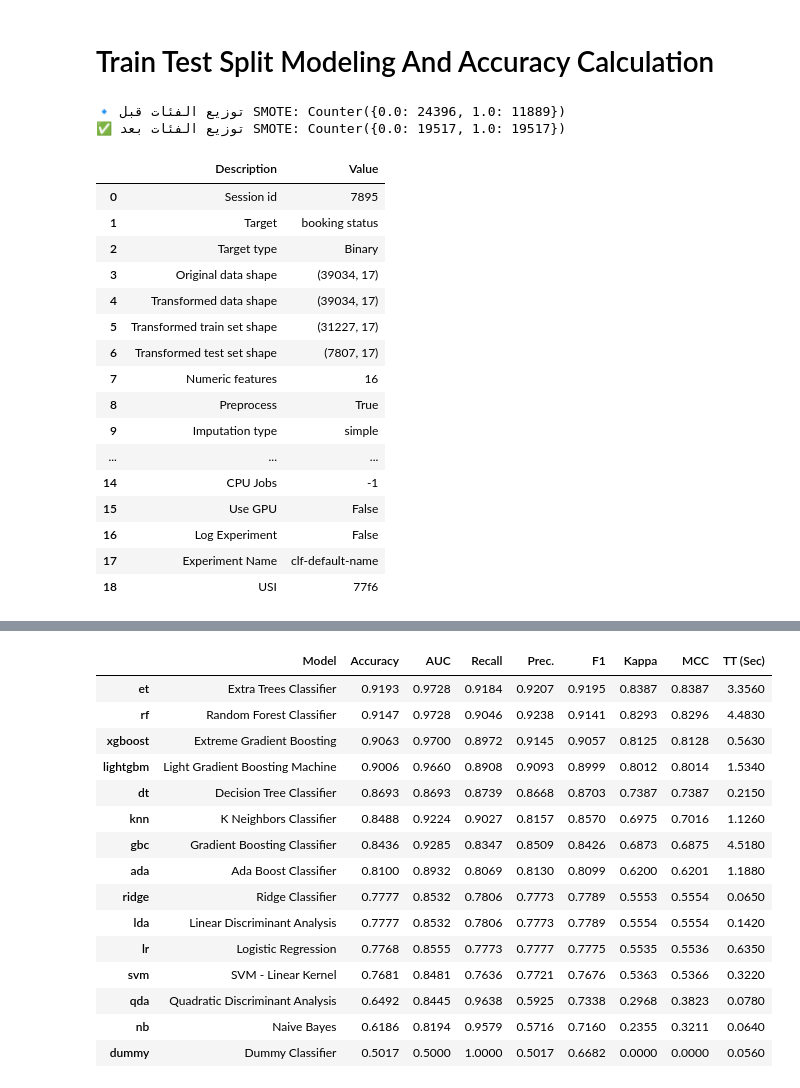
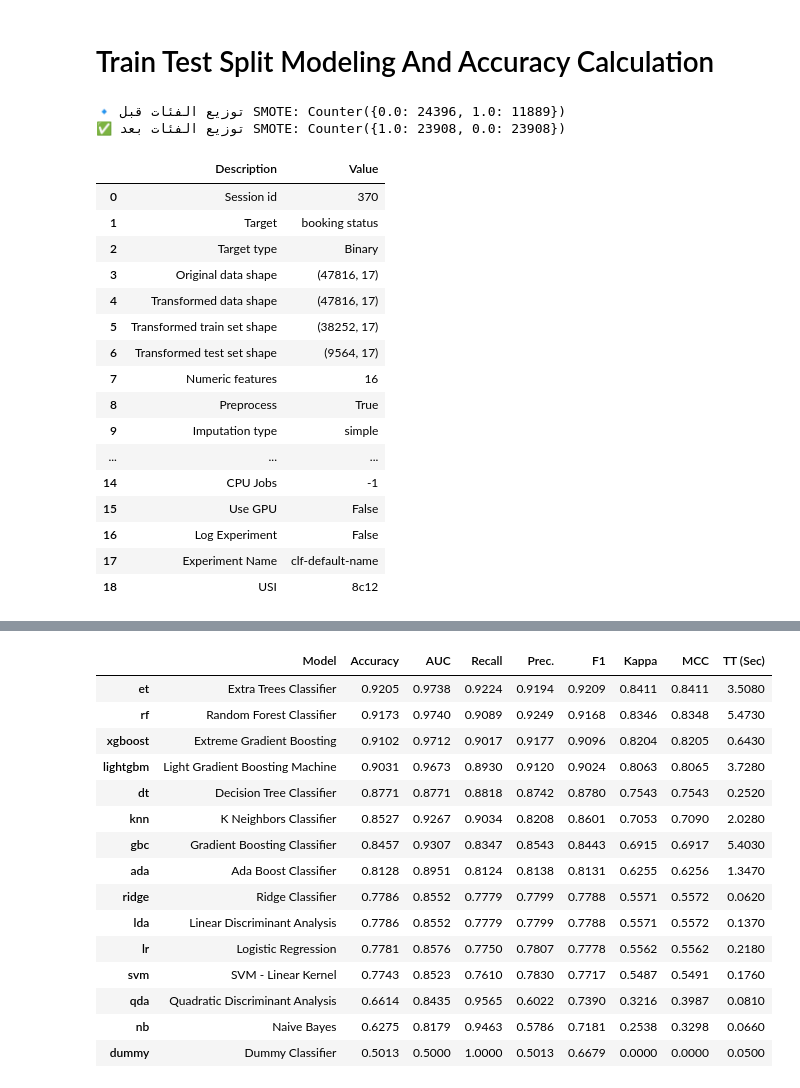
Before and after one commit to salwamohammed23/vv, a Jupyter notebook: Salwa_Mohamed (1).ipynb, the cells around one changed output, grey strips where cells are left out. Saved outputs shown, nothing was run; the diff lists cells and outputs as text; code cells hidden in the pictures.

```diff
--- a/Salwa_Mohamed (1).ipynb
+++ b/Salwa_Mohamed (1).ipynb
@@ -388,7 +388,7 @@ y = df_filtered[target_col]
 print("🔹 توزيع الفئات قبل SMOTE:", Counter(y))
 
 # ✅ تقسيم البيانات إلى تدريب واختبار
-X_train, X_test, y_train, y_test = train_test_split(X, y, test_size=0.2, stratify=y, random_state=42)
+X_train, X_test, y_train, y_test = train_test_split(X, y, test_size=0.02, stratify=y, random_state=42)
 
 # ✅ تطبيق SMOTE على بيانات التدريب
 smote = SMOTE(sampling_strategy='auto', random_state=42)
@@ -397,53 +397,53 @@ X_train_resampled, y_train_resampled = smote.fit_resample(X_train, y_train)
 # ✅ التحقق من توزيع الفئات بعد SMOTE
 print("✅ توزيع الفئات بعد SMOTE:", Counter(y_train_resampled))
 
 # ✅ تحويل البيانات إلى DataFrame مرة أخرى
 df_resampled = pd.concat([pd.DataFrame(X_train_resampled, columns=X.columns), pd.DataFrame(y_train_resampled, columns=[target_col])], axis=1)
 
 # ✅ تشغيل PyCaret على البيانات النهائية
 clf_setup = setup(data=df_resampled,
                   target=target_col,
                   train_size=0.8,
                   data_split_stratify=False,
                   verbose=True)
 
 # 🔥 مقارنة النماذج واختيار الأفضل
 best_model = compare_models()
 # %% [output]
 🔹 توزيع الفئات قبل SMOTE: Counter({0.0: 24396, 1.0: 11889})
-✅ توزيع الفئات بعد SMOTE: Counter({0.0: 19517, 1.0: 19517})
+✅ توزيع الفئات بعد SMOTE: Counter({1.0: 23908, 0.0: 23908})
 |  | Description | Value |
-| 0 | Session id | 7895 |
+| 0 | Session id | 370 |
 | 1 | Target | booking status |
 | 2 | Target type | Binary |
-| 3 | Original data shape | (39034, 17) |
-| 4 | Transformed data shape | (39034, 17) |
-| 5 | Transformed train set shape | (31227, 17) |
-| 6 | Transformed test set shape | (7807, 17) |
+| 3 | Original data shape | (47816, 17) |
+| 4 | Transformed data shape | (47816, 17) |
+| 5 | Transformed train set shape | (38252, 17) |
+| 6 | Transformed test set shape | (9564, 17) |
 | 7 | Numeric features | 16 |
 | 8 | Preprocess | True |
 | 9 | Imputation type | simple |
 | ... | ... | ... |
 | 14 | CPU Jobs | -1 |
 | 15 | Use GPU | False |
 | 16 | Log Experiment | False |
 | 17 | Experiment Name | clf-default-name |
-| 18 | USI | 77f6 |
+| 18 | USI | 8c12 |
 [interactive output not drawn]
 |  | Model | Accuracy | AUC | Recall | Prec. | F1 | Kappa | MCC | TT (Sec) |
-| et | Extra Trees Classifier | 0.9193 | 0.9728 | 0.9184 | 0.9207 | 0.9195 | 0.8387 | 0.8387 | 3.3560 |
-| rf | Random Forest Classifier | 0.9147 | 0.9728 | 0.9046 | 0.9238 | 0.9141 | 0.8293 | 0.8296 | 4.4830 |
-| xgboost | Extreme Gradient Boosting | 0.9063 | 0.9700 | 0.8972 | 0.9145 | 0.9057 | 0.8125 | 0.8128 | 0.5630 |
-| lightgbm | Light Gradient Boosting Machine | 0.9006 | 0.9660 | 0.8908 | 0.9093 | 0.8999 | 0.8012 | 0.8014 | 1.5340 |
-| dt | Decision Tree Classifier | 0.8693 | 0.8693 | 0.8739 | 0.8668 | 0.8703 | 0.7387 | 0.7387 | 0.2150 |
-| knn | K Neighbors Classifier | 0.8488 | 0.9224 | 0.9027 | 0.8157 | 0.8570 | 0.6975 | 0.7016 | 1.1260 |
-| gbc | Gradient Boosting Classifier | 0.8436 | 0.9285 | 0.8347 | 0.8509 | 0.8426 | 0.6873 | 0.6875 | 4.5180 |
-| ada | Ada Boost Classifier | 0.8100 | 0.8932 | 0.8069 | 0.8130 | 0.8099 | 0.6200 | 0.6201 | 1.1880 |
-| ridge | Ridge Classifier | 0.7777 | 0.8532 | 0.7806 | 0.7773 | 0.7789 | 0.5553 | 0.5554 | 0.0650 |
-| lda | Linear Discriminant Analysis | 0.7777 | 0.8532 | 0.7806 | 0.7773 | 0.7789 | 0.5554 | 0.5554 | 0.1420 |
-| lr | Logistic Regression | 0.7768 | 0.8555 | 0.7773 | 0.7777 | 0.7775 | 0.5535 | 0.5536 | 0.6350 |
-| svm | SVM - Linear Kernel | 0.7681 | 0.8481 | 0.7636 | 0.7721 | 0.7676 | 0.5363 | 0.5366 | 0.3220 |
-| qda | Quadratic Discriminant Analysis | 0.6492 | 0.8445 | 0.9638 | 0.5925 | 0.7338 | 0.2968 | 0.3823 | 0.0780 |
-| nb | Naive Bayes | 0.6186 | 0.8194 | 0.9579 | 0.5716 | 0.7160 | 0.2355 | 0.3211 | 0.0640 |
-| dummy | Dummy Classifier | 0.5017 | 0.5000 | 1.0000 | 0.5017 | 0.6682 | 0.0000 | 0.0000 | 0.0560 |
+| et | Extra Trees Classifier | 0.9205 | 0.9738 | 0.9224 | 0.9194 | 0.9209 | 0.8411 | 0.8411 | 3.5080 |
+| rf | Random Forest Classifier | 0.9173 | 0.9740 | 0.9089 | 0.9249 | 0.9168 | 0.8346 | 0.8348 | 5.4730 |
+| xgboost | Extreme Gradient Boosting | 0.9102 | 0.9712 | 0.9017 | 0.9177 | 0.9096 | 0.8204 | 0.8205 | 0.6430 |
+| lightgbm | Light Gradient Boosting Machine | 0.9031 | 0.9673 | 0.8930 | 0.9120 | 0.9024 | 0.8063 | 0.8065 | 3.7280 |
+| dt | Decision Tree Classifier | 0.8771 | 0.8771 | 0.8818 | 0.8742 | 0.8780 | 0.7543 | 0.7543 | 0.2520 |
+| knn | K Neighbors Classifier | 0.8527 | 0.9267 | 0.9034 | 0.8208 | 0.8601 | 0.7053 | 0.7090 | 2.0280 |
+| gbc | Gradient Boosting Classifier | 0.8457 | 0.9307 | 0.8347 | 0.8543 | 0.8443 | 0.6915 | 0.6917 | 5.4030 |
+| ada | Ada Boost Classifier | 0.8128 | 0.8951 | 0.8124 | 0.8138 | 0.8131 | 0.6255 | 0.6256 | 1.3470 |
+| ridge | Ridge Classifier | 0.7786 | 0.8552 | 0.7779 | 0.7799 | 0.7788 | 0.5571 | 0.5572 | 0.0620 |
+| lda | Linear Discriminant Analysis | 0.7786 | 0.8552 | 0.7779 | 0.7799 | 0.7788 | 0.5571 | 0.5572 | 0.1370 |
+| lr | Logistic Regression | 0.7781 | 0.8576 | 0.7750 | 0.7807 | 0.7778 | 0.5562 | 0.5562 | 0.2180 |
+| svm | SVM - Linear Kernel | 0.7743 | 0.8523 | 0.7610 | 0.7830 | 0.7717 | 0.5487 | 0.5491 | 0.1760 |
+| qda | Quadratic Discriminant Analysis | 0.6614 | 0.8435 | 0.9565 | 0.6022 | 0.7390 | 0.3216 | 0.3987 | 0.0810 |
+| nb | Naive Bayes | 0.6275 | 0.8179 | 0.9463 | 0.5786 | 0.7181 | 0.2538 | 0.3298 | 0.0660 |
+| dummy | Dummy Classifier | 0.5013 | 0.5000 | 1.0000 | 0.5013 | 0.6679 | 0.0000 | 0.0000 | 0.0500 |
 [interactive output not drawn]
```
Also changed, not shown: parts of 3 cells of this notebook.
